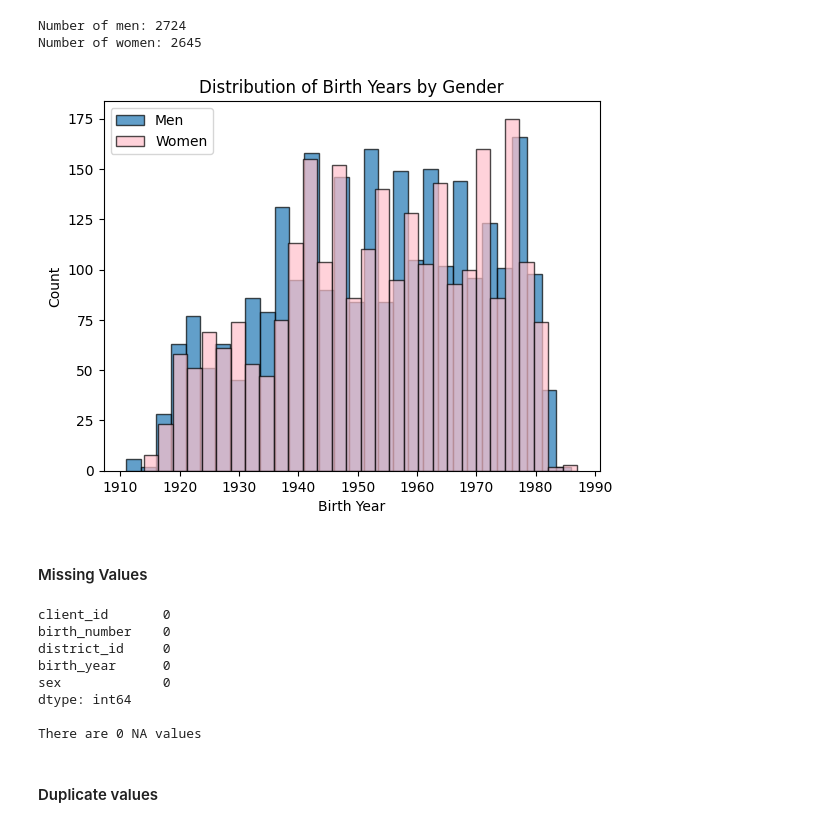
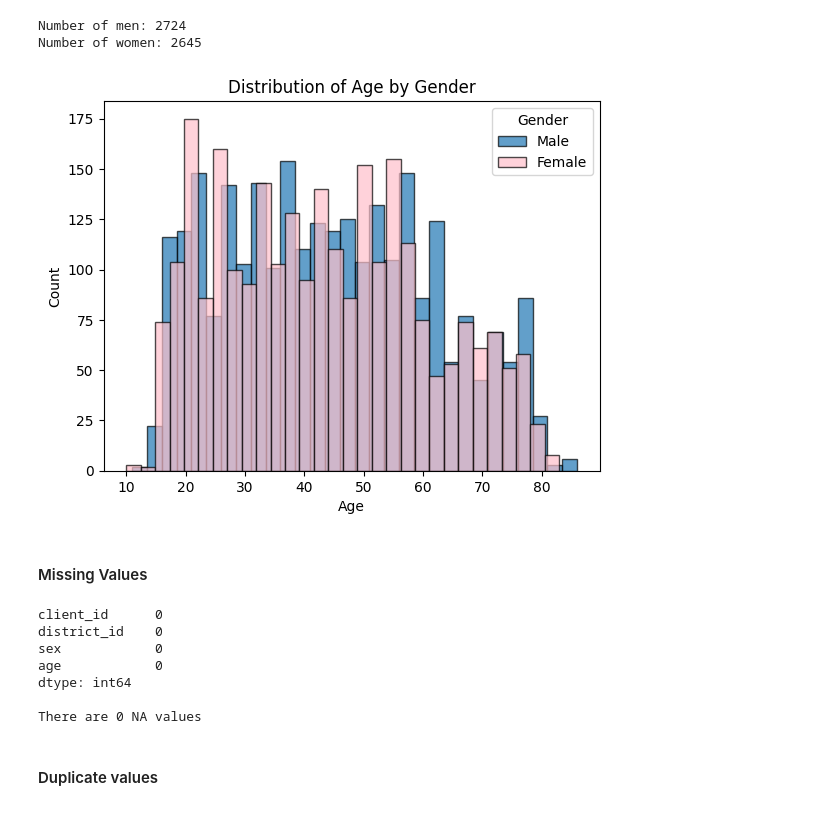
Before and after one commit to DanielaTomas/FCUP-DM1, a Jupyter notebook: DM1.ipynb, the cells around one changed output. Cells and saved outputs as stored; diff of their text form; code cells hidden in the pictures.

```diff
--- a/DM1.ipynb
+++ b/DM1.ipynb
@@ -199,0 +180,18 @@ print(client[['birth_number', 'birth_year', 'sex']])
+# %%
+client = pd.read_csv('bank/client.csv', delimiter=";")
+
+client['sex'] = client['birth_number'].apply(lambda x: 'Male' if int(str(x)[2:4]) <= 12 else 'Female')
+
+def calculate_age(row):
+    #current_year = datetime.now().year
+    if row['sex'] == 'Male':
+        birth_date = datetime(int('19' + str(row['birth_number'])[0:2]), int(str(row['birth_number'])[2:4]), int(str(row['birth_number'])[4:6]))
+    else:
+        birth_date = datetime(int('19' + str(row['birth_number'])[0:2]), int(str(row['birth_number'])[2:4]) - 50, int(str(row['birth_number'])[4:6]))
+    age = 1997 - birth_date.year #- ((datetime.now().month, datetime.now().day) < (birth_date.month, birth_date.day))
+    return age
+
+client['age'] = client.apply(calculate_age, axis=1)
+client.drop('birth_number', axis=1, inplace=True)
+
+print(client[['age', 'sex']])
@@ -206,20 +219,20 @@ print("Number of women:", w)
 Number of men: 2724
 Number of women: 2645
 # %%
-men_birth_years = client[client['sex'] == 'Men']['birth_year']
-women_birth_years = client[client['sex'] == 'Women']['birth_year']
+men_birth_years = client[client['sex'] == 'Male']['age']
+women_birth_years = client[client['sex'] == 'Female']['age']
 
-plt.hist(men_birth_years, bins=30, alpha=0.7, label='Men', edgecolor='black')
-plt.hist(women_birth_years, bins=30, alpha=0.7, label='Women', color='pink', edgecolor='black')
+plt.hist(men_birth_years, bins=30, alpha=0.7, label='Male', edgecolor='black')
+plt.hist(women_birth_years, bins=30, alpha=0.7, label='Female', color='pink', edgecolor='black')
 
-plt.title('Distribution of Birth Years by Gender')
-plt.xlabel('Birth Year')
+plt.title('Distribution of Age by Gender')
+plt.xlabel('Age')
 plt.ylabel('Count')
 
-plt.legend()
+plt.legend(title="Gender")
 plt.show()
 # %% [output]
-[figure, old version]
+[figure, new version]
 # %% [markdown]
 #### Missing Values
 # %%
@@ -227,11 +240,10 @@ print(client.isna().sum())
 print()
 print("There are " + str((client.isna().sum().sum())) + " NA values")
 # %% [output]
-client_id       0
-birth_number    0
-district_id     0
-birth_year      0
-sex             0
+client_id      0
+district_id    0
+sex            0
+age            0
 dtype: int64
 
 There are 0 NA values
```
Also changed, not shown: parts of 16 cells of this notebook, 1 other file.
